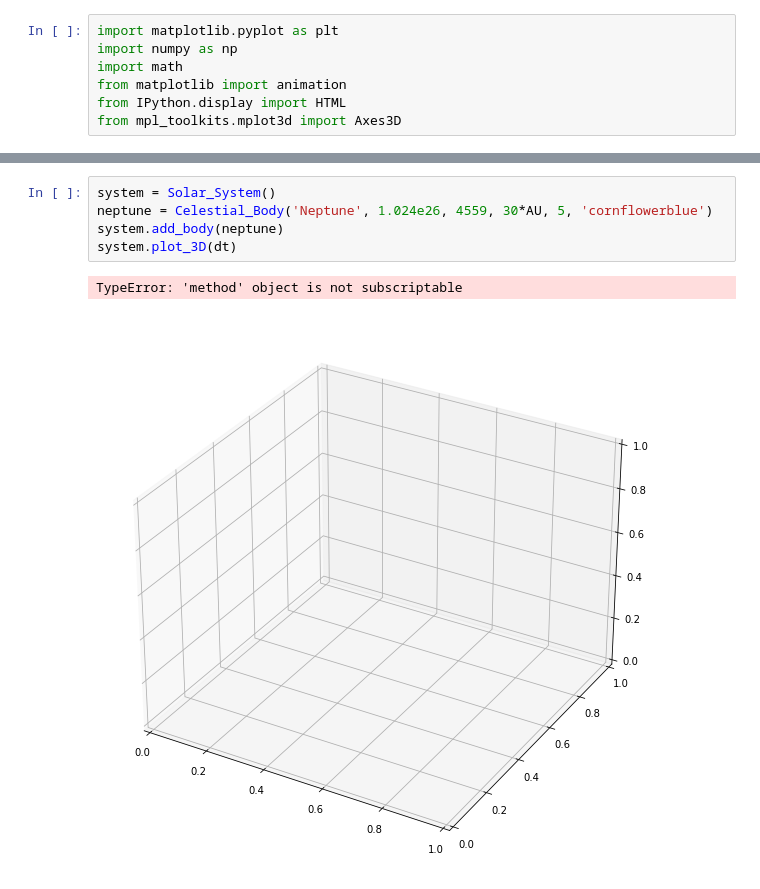
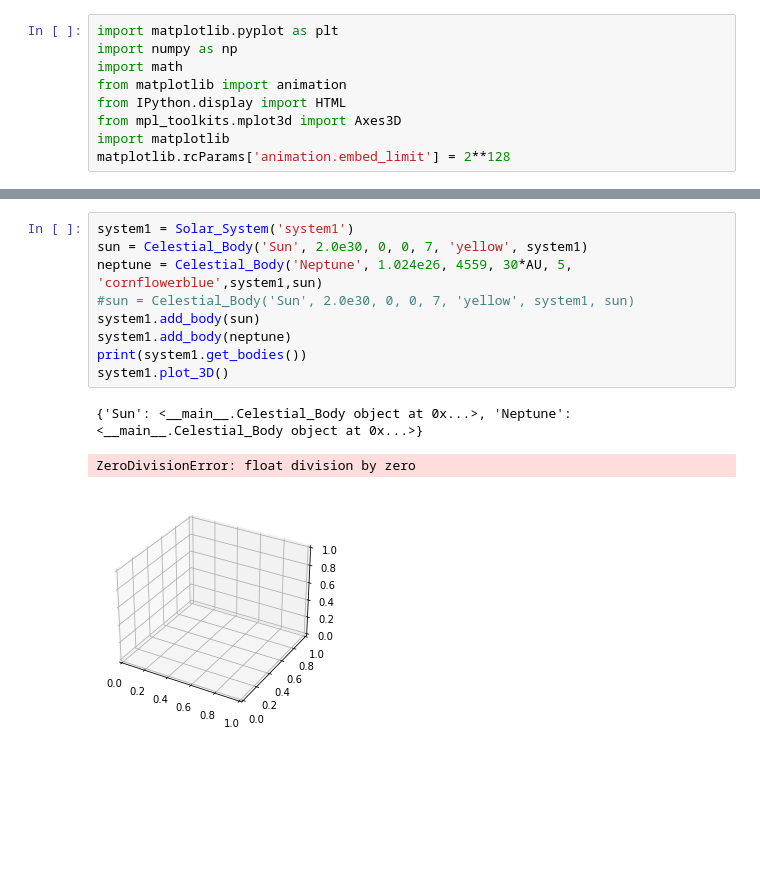
Before and after one commit to ZilD117/Final_Project, a Jupyter notebook: ss_model_OOP.ipynb, the cells around one changed output, grey strips where cells are left out. Saved outputs shown, nothing was run; the diff lists cells and outputs as text; blank space fills up the shorter version.

```diff
--- a/ss_model_OOP.ipynb
+++ b/ss_model_OOP.ipynb
@@ -5,6 +5,8 @@ import math
 from matplotlib import animation
 from IPython.display import HTML
 from mpl_toolkits.mplot3d import Axes3D
+import matplotlib
+matplotlib.rcParams['animation.embed_limit'] = 2**128
 # %%
 ####################### Useful Constants #########################
 G = 6.6743e-11 #m^3kg^-1s^-2; Gravitational Constant
@@ -123,8 +207,13 @@ class Celestial_Body():
 # %%
-system = Solar_System()
-neptune = Celestial_Body('Neptune', 1.024e26, 4559, 30*AU, 5, 'cornflowerblue')
-system.add_body(neptune)
-system.plot_3D(dt)
+system1 = Solar_System('system1')
+sun = Celestial_Body('Sun', 2.0e30, 0, 0, 7, 'yellow', system1)
+neptune = Celestial_Body('Neptune', 1.024e26, 4559, 30*AU, 5, 'cornflowerblue',system1,sun)
+#sun = Celestial_Body('Sun', 2.0e30, 0, 0, 7, 'yellow', system1, sun)
+system1.add_body(sun)
+system1.add_body(neptune)
+print(system1.get_bodies())
+system1.plot_3D()
 # %% [output]
-TypeError: 'method' object is not subscriptable
+{'Sun': <__main__.Celestial_Body object at 0x...>, 'Neptune': <__main__.Celestial_Body object at 0x...>}
+ZeroDivisionError: float division by zero
-[figure, old version]
+[figure, new version]
```
Also changed, not shown: parts of 3 cells of this notebook.
